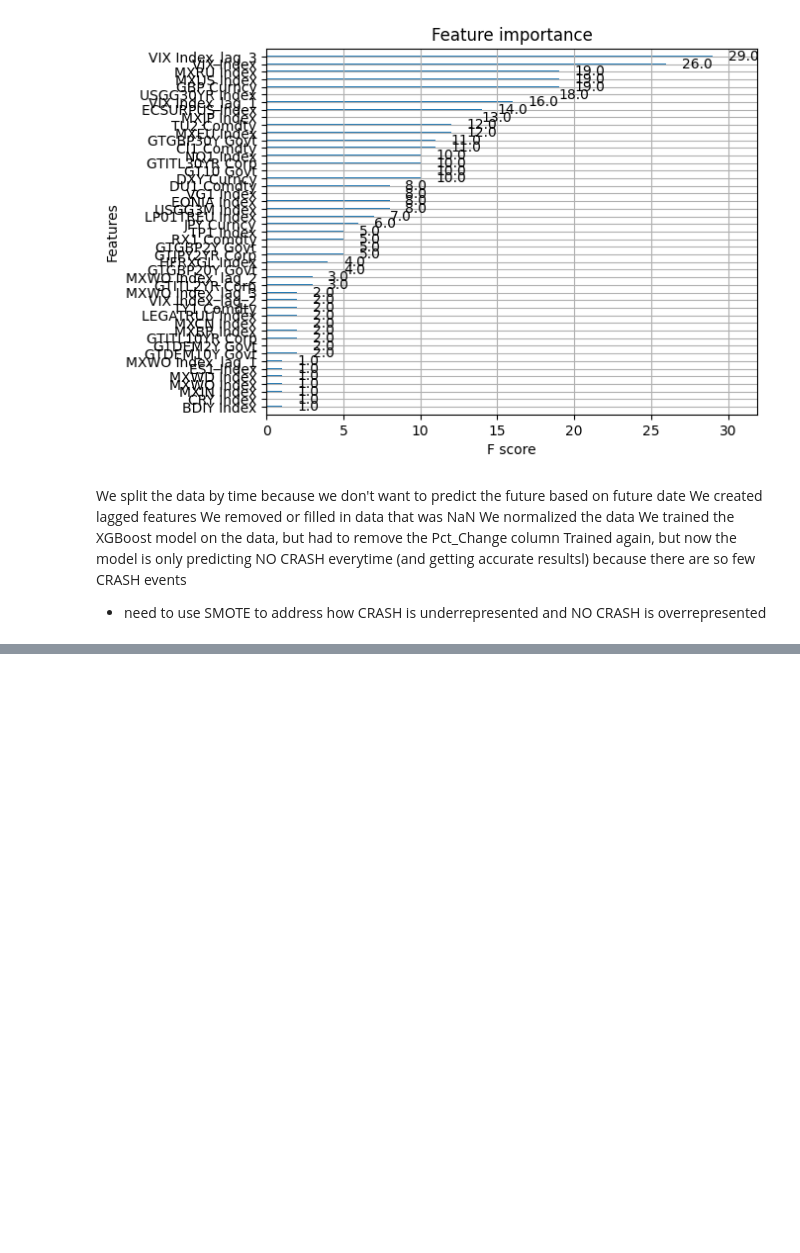
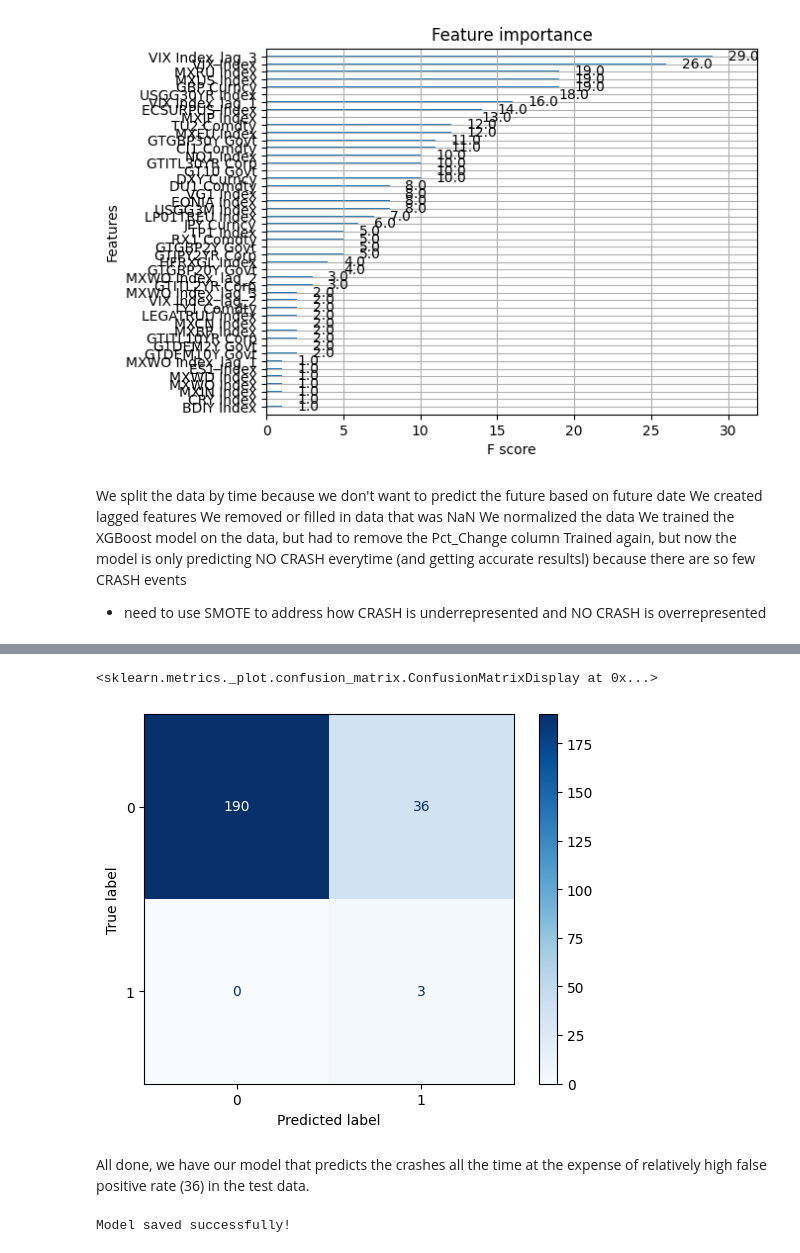
Before and after one commit to stonewerner/market-anomaly, a Jupyter notebook: market_anomaly.ipynb, the cells around one changed output, grey strips where cells are left out. Saved outputs shown, nothing was run; the diff lists cells and outputs as text; code cells hidden in the pictures; blank space fills up the shorter version.

```diff
--- a/market_anomaly.ipynb
+++ b/market_anomaly.ipynb
@@ -278,0 +344,24 @@ Trained again, but now the model is only predicting NO CRASH everytime (and gett
+# %%
+from sklearn.metrics import confusion_matrix, ConfusionMatrixDisplay
+
+# Generate confusion matrix
+cm = confusion_matrix(y_test, y_pred)
+
+# Display confusion matrix
+disp = ConfusionMatrixDisplay(confusion_matrix=cm, display_labels=model.classes_)
+disp.plot(cmap='Blues')
+# %% [output]
+<sklearn.metrics._plot.confusion_matrix.ConfusionMatrixDisplay at 0x...>
+[figure, added]
+# %% [markdown]
+All done, we have our model that predicts the crashes all the time at the expense of relatively high false positive rate (36) in the test data.
+# %%
+import pickle
+
+# Save the model to a file
+with open('xgb_model.pkl', 'wb') as file:
+    pickle.dump(model, file)
+
+print("Model saved successfully!")
+# %% [output]
+Model saved successfully!
```
Also changed, not shown: parts of 6 cells of this notebook.
